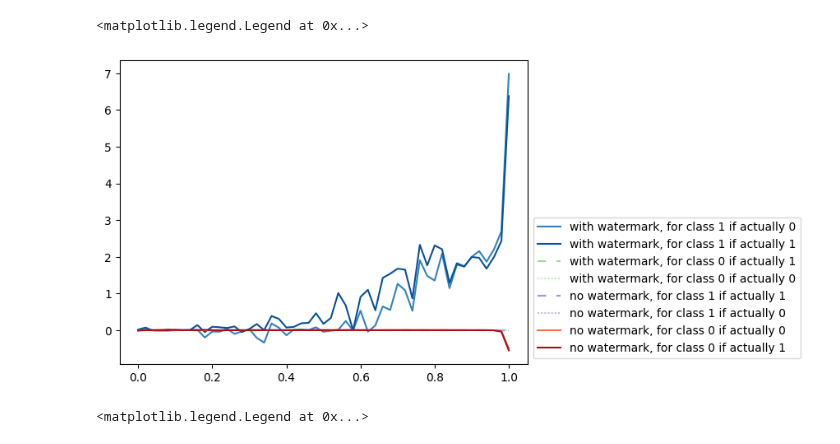
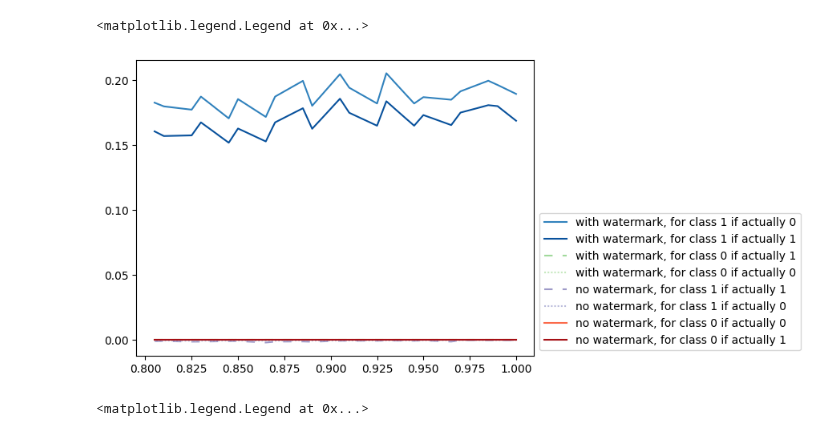
Before and after one commit to lillijo/xai-evaluation-master-thesis, a Jupyter notebook: formalize-experiment/accuracy_analysis.ipynb, the cells around one changed output. Saved outputs shown, nothing was run; the diff lists cells and outputs as text; code cells hidden in the pictures.

```diff
--- a/formalize-experiment/accuracy_analysis.ipynb
+++ b/formalize-experiment/accuracy_analysis.ipynb
@@ -76,5 +93,5 @@ plot_accs()
 # %%
-with open("accuracies.json", "r") as f:
+with open("accuracies_fine.json", "r") as f:
     analysis_data = json.load(f)
 analysis_data
 # %% [output]
@@ -128,33 +145,33 @@ plot_linear_layer("0", "wm")
 # %%
 rcol = ["#fb6a4a", "#bcbddc", "#c7e9c0", "#3182bd"]
 ecol = ["#a50f15", "#9e9ac8", "#a1d99b", "#08519c"]
 box = "wm"
 shape = "0"
 
 def plot_one(shape, box, p, col, wm):
     wm_lab = "with" if wm else "no"
     pat= (0, (5, 6)) if wm != p else "solid"
     pat= (0, (1, 1)) if wm != p and shape == 0 else pat
     plt.plot(
         biases,
-        [a["watermark_mask_concepts"][str(shape)][str(wm)][f"linear_layers.2_{p}"][box] for a in data],
+        [a["watermark_mask_concepts"][str(shape)][str(wm)][f"linear_layers.0_{p}"][box] for a in data],
         c=col,
         linestyle=pat,
         label=f"{wm_lab} watermark, for class {p} if actually {shape}",
     )
 plot_one(0, box, 1, rcol[3], 1)
 plot_one(1, box, 1, ecol[3], 1)
 plot_one(1, box, 0, ecol[2], 1)
 plot_one(0, box, 0, rcol[2], 1)
 plot_one(1, box, 1, ecol[1], 0)
 plot_one(0, box, 1, rcol[1], 0)
 plot_one(0, box, 0, rcol[0], 0)
 plot_one(1, box, 0, ecol[0], 0)
 
 plt.legend(loc="lower left", bbox_to_anchor=(1, 0))
 # %% [output]
 <matplotlib.legend.Legend at 0x...>
-[figure, old version]
+[figure, new version]
 # %%
 box = "rest"
 plot_one(0, box, 1, rcol[3], 1)
```
Also changed, not shown: parts of 12 cells of this notebook, 16 other files.
